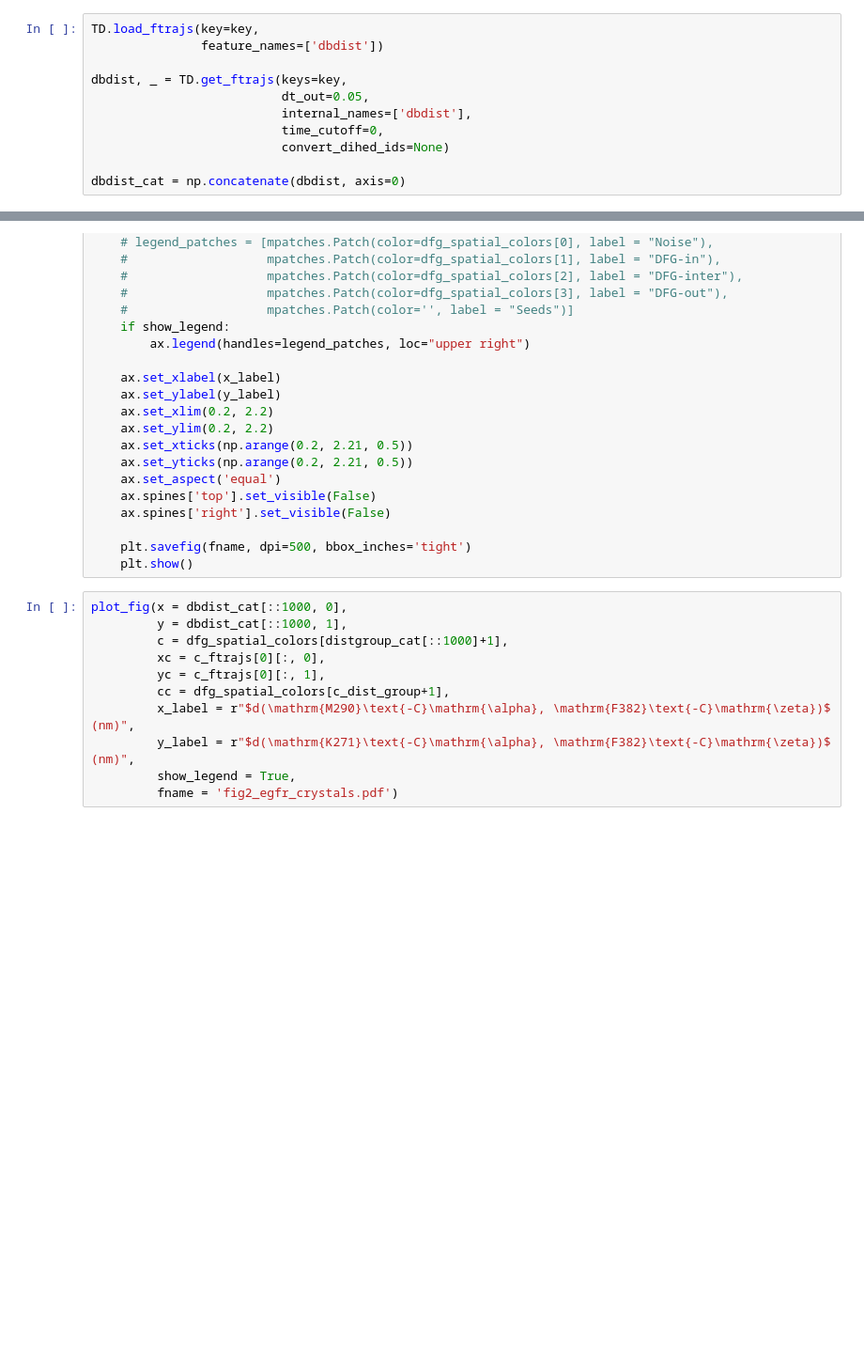
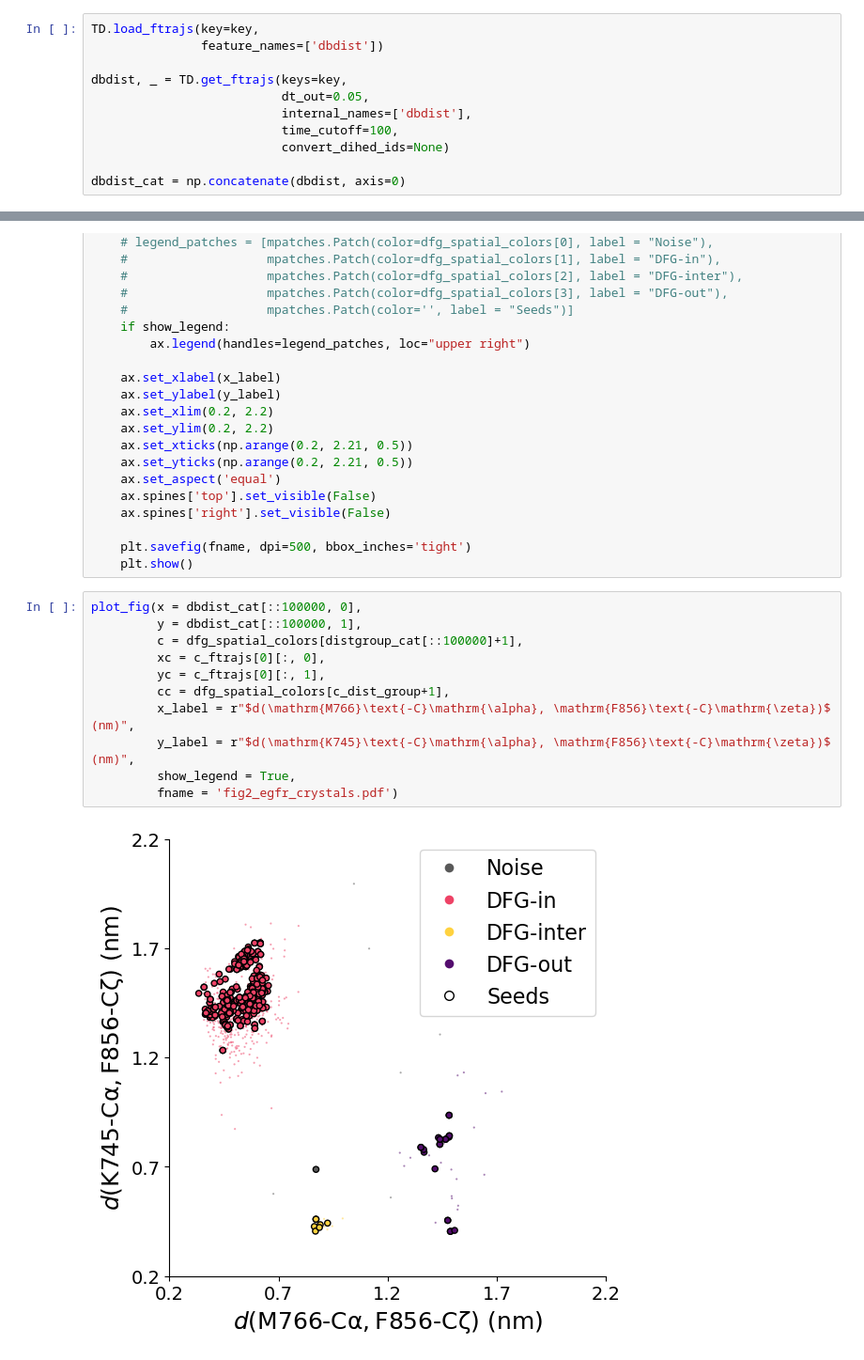
Before and after one commit to meyresearch/kinase_analysis, a Jupyter notebook: notebooks/manuscript/fig2b_macrostate_egfr/fig2b.ipynb, the cells around one changed output, grey strips where cells are left out. Shown at 94% size. Cells and saved outputs as stored; diff of their text form; blank space fills up the shorter version.

```diff
--- a/notebooks/manuscript/fig2b_macrostate_egfr/fig2b.ipynb
+++ b/notebooks/manuscript/fig2b_macrostate_egfr/fig2b.ipynb
@@ -266,7 +277,7 @@ TD.load_ftrajs(key=key,
 dbdist, _ = TD.get_ftrajs(keys=key,
                           dt_out=0.05,
                           internal_names=['dbdist'],
-                          time_cutoff=0,
+                          time_cutoff=100,
                           convert_dihed_ids=None)
 
 dbdist_cat = np.concatenate(dbdist, axis=0)
@@ -313,16 +329,18 @@ def plot_fig(x, y, c, xc, yc, cc,x_label, y_label, fname, show_legend=True):
     plt.savefig(fname, dpi=500, bbox_inches='tight')
     plt.show()
 # %%
-plot_fig(x = dbdist_cat[::1000, 0],
-         y = dbdist_cat[::1000, 1],
-         c = dfg_spatial_colors[distgroup_cat[::1000]+1],
+plot_fig(x = dbdist_cat[::100000, 0],
+         y = dbdist_cat[::100000, 1],
+         c = dfg_spatial_colors[distgroup_cat[::100000]+1],
          xc = c_ftrajs[0][:, 0],
          yc = c_ftrajs[0][:, 1],
          cc = dfg_spatial_colors[c_dist_group+1],
-         x_label = r"$d(\mathrm{M290}\text{-C}\mathrm{\alpha}, \mathrm{F382}\text{-C}\mathrm{\zeta})$ (nm)",
-         y_label = r"$d(\mathrm{K271}\text{-C}\mathrm{\alpha}, \mathrm{F382}\text{-C}\mathrm{\zeta})$ (nm)",
+         x_label = r"$d(\mathrm{M766}\text{-C}\mathrm{\alpha}, \mathrm{F856}\text{-C}\mathrm{\zeta})$ (nm)",
+         y_label = r"$d(\mathrm{K745}\text{-C}\mathrm{\alpha}, \mathrm{F856}\text{-C}\mathrm{\zeta})$ (nm)",
          show_legend = True,
          fname = 'fig2_egfr_crystals.pdf')
+# %% [output]
+[figure, added]
 # %%
 plot_fig(x = dbdist_cat[::10, 0],
          y = dbdist_cat[::10, 1],
```
Also changed, not shown: parts of 8 cells of this notebook, 23 other files.
